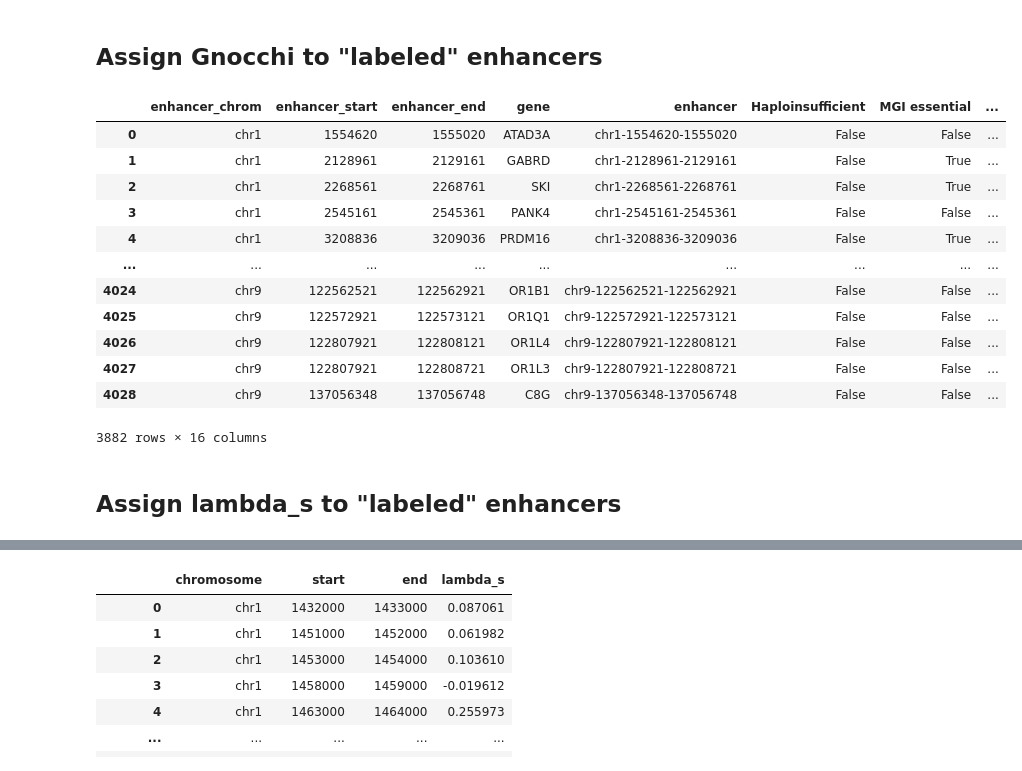
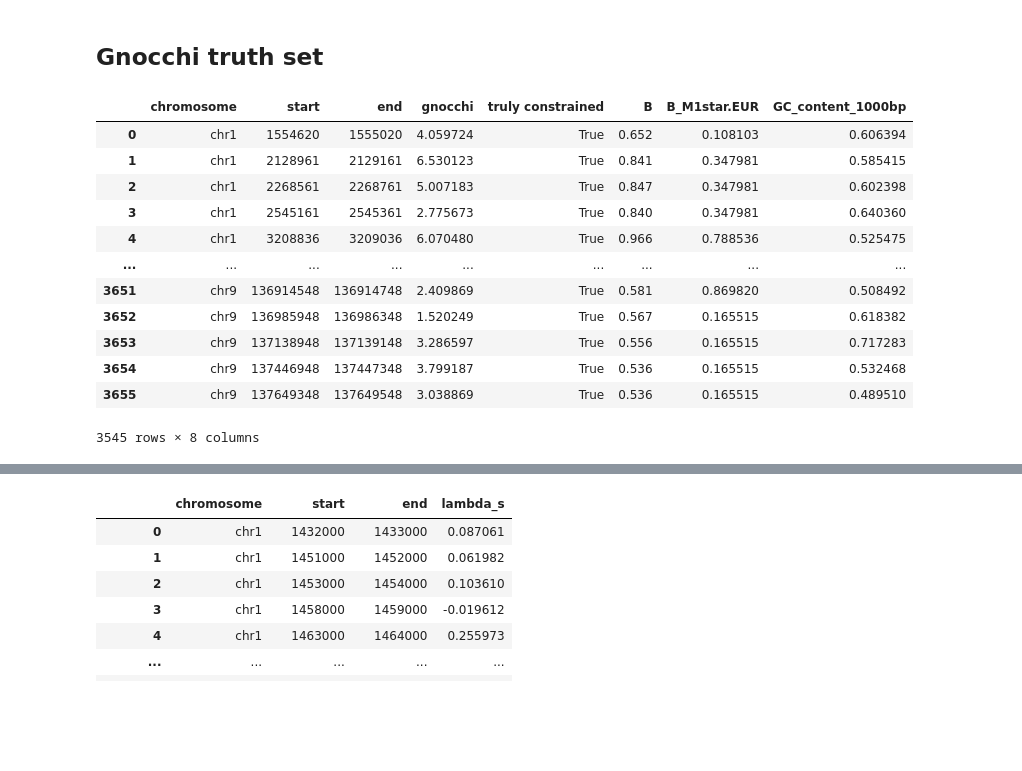
Before and after one commit to quinlan-lab/constraint-tools, a Jupyter notebook: papers/neutral_models_are_biased/8.labeled-enhancers/main.2.ipynb, the cells around one changed output, grey strips where cells are left out. Drawn from its saved outputs; the diff is of its cells as text; code cells hidden in the pictures; blank space fills up the shorter version.

Commit message:
create stringent truth set for each constraint scores (Gnocchi, lambda_s, DR, CDTS)

```diff
--- a/papers/neutral_models_are_biased/8.labeled-enhancers/main.2.ipynb
+++ b/papers/neutral_models_are_biased/8.labeled-enhancers/main.2.ipynb
@@ -4,33 +4,39 @@ CONSTRAINT_TOOLS_DATA = '/scratch/ucgd/lustre-labs/quinlan/data-shared/constrain
 
 import sys
 sys.path.append(f'{CONSTRAINT_TOOLS}/utilities')
-# %% [markdown]
-## Assign Gnocchi to "labeled" enhancers
+# %% [markdown]
+## Gnocchi truth set
 # %%
 import pandas as pd
 
-def assign_gnocchi_to_labeled_enhancers():
+def get_gnocchi_for_essential_enhancers():
     labeled_enhancers_with_features = pd.read_csv(f'{CONSTRAINT_TOOLS_DATA}/labeled-enhancers/labeled-enhancers.BGS.gBGC.GC_content.bed', sep='\t')
     labeled_enhancers_with_Gnocchi = pd.read_csv(f'{CONSTRAINT_TOOLS_DATA}/chen-et-al-2023-published-version/41586_2023_6045_MOESM4_ESM/Supplementary_Data_6_ESM.bed', sep='\t')
     labeled_enhancers_with_Gnocchi = labeled_enhancers_with_Gnocchi[['enhancer_chrom', 'enhancer_start', 'enhancer_end', 'enhancer_Gnocchi']]
     df = pd.merge(labeled_enhancers_with_features, labeled_enhancers_with_Gnocchi, on=['enhancer_chrom', 'enhancer_start', 'enhancer_end'], how='inner')
     df = df.drop_duplicates()
+    df = df[df['truly constrained']]
+    df = df[['enhancer_chrom', 'enhancer_start', 'enhancer_end', 'enhancer_Gnocchi', 'truly constrained', 'B', 'B_M1star.EUR', 'GC_content_1000bp']]
+    df = df.rename(columns={
+        'enhancer_chrom': 'chromosome',
+        'enhancer_start': 'start',
+        'enhancer_end': 'end',
+        'enhancer_Gnocchi': 'gnocchi',
+    })
     return df
 
-assign_gnocchi_to_labeled_enhancers()
+get_gnocchi_for_essential_enhancers()
 # %% [output]
-|  | enhancer_chrom | enhancer_start | enhancer_end | gene | enhancer | Haploinsufficient | MGI essential | ... |
-| 0 | chr1 | 1554620 | 1555020 | ATAD3A | chr1-1554620-1555020 | False | False | ... |
-| 1 | chr1 | 2128961 | 2129161 | GABRD | chr1-2128961-2129161 | False | True | ... |
-| 2 | chr1 | 2268561 | 2268761 | SKI | chr1-2268561-2268761 | False | True | ... |
-| 3 | chr1 | 2545161 | 2545361 | PANK4 | chr1-2545161-2545361 | False | False | ... |
-| 4 | chr1 | 3208836 | 3209036 | PRDM16 | chr1-3208836-3209036 | False | True | ... |
+|  | chromosome | start | end | gnocchi | truly constrained | B | B_M1star.EUR | GC_content_1000bp |
+| 0 | chr1 | 1554620 | 1555020 | 4.059724 | True | 0.652 | 0.108103 | 0.606394 |
+| 1 | chr1 | 2128961 | 2129161 | 6.530123 | True | 0.841 | 0.347981 | 0.585415 |
+| 2 | chr1 | 2268561 | 2268761 | 5.007183 | True | 0.847 | 0.347981 | 0.602398 |
+| 3 | chr1 | 2545161 | 2545361 | 2.775673 | True | 0.840 | 0.347981 | 0.640360 |
+| 4 | chr1 | 3208836 | 3209036 | 6.070480 | True | 0.966 | 0.788536 | 0.525475 |
 | ... | ... | ... | ... | ... | ... | ... | ... | ... |
-| 4024 | chr9 | 122562521 | 122562921 | OR1B1 | chr9-122562521-122562921 | False | False | ... |
-| 4025 | chr9 | 122572921 | 122573121 | OR1Q1 | chr9-122572921-122573121 | False | False | ... |
-| 4026 | chr9 | 122807921 | 122808121 | OR1L4 | chr9-122807921-122808121 | False | False | ... |
-| 4027 | chr9 | 122807921 | 122808721 | OR1L3 | chr9-122807921-122808721 | False | False | ... |
-| 4028 | chr9 | 137056348 | 137056748 | C8G | chr9-137056348-137056748 | False | False | ... |
+| 3651 | chr9 | 136914548 | 136914748 | 2.409869 | True | 0.581 | 0.869820 | 0.508492 |
+| 3652 | chr9 | 136985948 | 136986348 | 1.520249 | True | 0.567 | 0.165515 | 0.618382 |
+| 3653 | chr9 | 137138948 | 137139148 | 3.286597 | True | 0.556 | 0.165515 | 0.717283 |
+| 3654 | chr9 | 137446948 | 137447348 | 3.799187 | True | 0.536 | 0.165515 | 0.532468 |
+| 3655 | chr9 | 137649348 | 137649548 | 3.038869 | True | 0.536 | 0.165515 | 0.489510 |
-3882 rows × 16 columns
+3545 rows × 8 columns
-# %% [markdown]
-## Assign lambda_s to "labeled" enhancers
```
Also changed, not shown: parts of 24 cells of this notebook.
